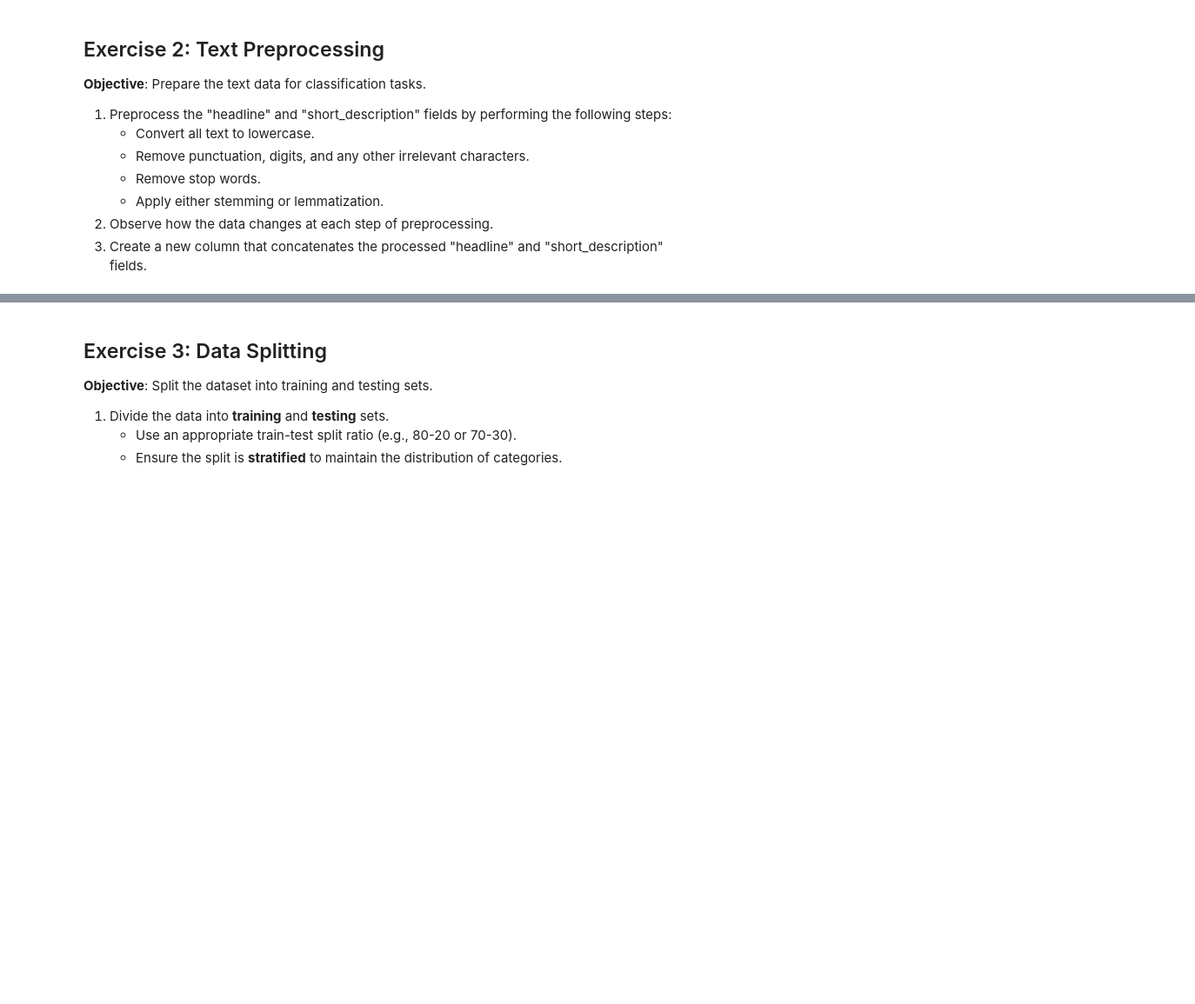
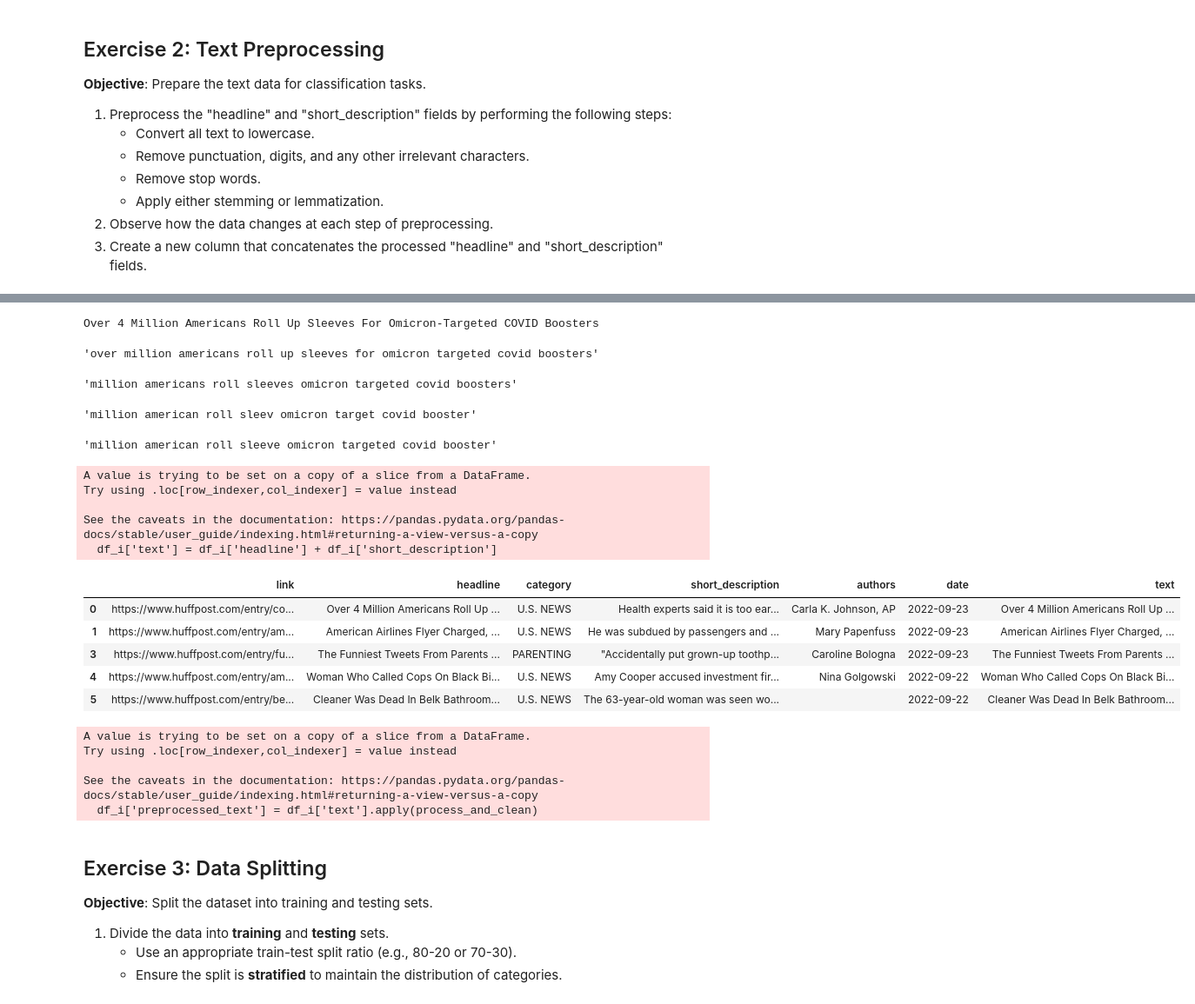
Before and after one commit to LCDA-UCP/tac-hands-on, a Jupyter notebook: exercises/session06-08/text_classification_exercises.ipynb, the cells around one changed output, grey strips where cells are left out. Shown at 87% size. Saved outputs shown, nothing was run; the diff lists cells and outputs as text; code cells hidden in the pictures; blank space fills up the shorter version.

```diff
--- a/exercises/session06-08/text_classification_exercises.ipynb
+++ b/exercises/session06-08/text_classification_exercises.ipynb
@@ -11,3 +11,15 @@
 4. Perform exploratory data analysis (EDA):
    - Check for any missing values.
    - Visualize the distribution of categories.
+# %%
+import json
+
+import matplotlib.pyplot as plt
+import pandas as pd
+from nltk import WordNetLemmatizer
+
+with open('../../data/News_Category_Dataset_v3.json', 'r') as f:
+    data = f.read()
+data_json =  [json.loads(line) for line in data.split('\n') if line][:1000]
+df = pd.DataFrame(data_json)
+df.head()
@@ -13,0 +33,4 @@
+# %%
+top10 = df['category'].value_counts().nlargest(10)
+top10 = top10.index
+df_i = df[df['category'].isin(top10)]
@@ -26,3 +109,51 @@
+# %%
+print(df_i.iloc[0]['headline'])
+iter1 = process_text(df_i.iloc[0]['headline'])
+iter1
+# %% [output]
+Over 4 Million Americans Roll Up Sleeves For Omicron-Targeted COVID Boosters
+'over million americans roll up sleeves for omicron targeted covid boosters'
+# %%
+iter2 = eliminate_stop_words(iter1)
+iter2
+# %% [output]
+'million americans roll sleeves omicron targeted covid boosters'
+# %%
+iter3 = apply_stemming(iter2)
+iter3
+# %% [output]
+'million american roll sleev omicron target covid booster'
+# %%
+iter4 = apply_lemmatization(iter2)
+iter4
+# %% [output]
+'million american roll sleeve omicron targeted covid booster'
+# %%
+df_i['text'] = df_i['headline'] + df_i['short_description']
+# %% [output]
+A value is trying to be set on a copy of a slice from a DataFrame.
+Try using .loc[row_indexer,col_indexer] = value instead
+
+See the caveats in the documentation: https://pandas.pydata.org/pandas-docs/stable/user_guide/indexing.html#returning-a-view-versus-a-copy
+  df_i['text'] = df_i['headline'] + df_i['short_description']
+# %%
+df_i.head()
+# %% [output]
+|  | link | headline | category | short_description | authors | date | text |
+| 0 | https://www.huffpost.com/entry/co... | Over 4 Million Americans Roll Up ... | U.S. NEWS | Health experts said it is too ear... | Carla K. Johnson, AP | 2022-09-23 | Over 4 Million Americans Roll Up ... |
+| 1 | https://www.huffpost.com/entry/am... | American Airlines Flyer Charged, ... | U.S. NEWS | He was subdued by passengers and ... | Mary Papenfuss | 2022-09-23 | American Airlines Flyer Charged, ... |
+| 3 | https://www.huffpost.com/entry/fu... | The Funniest Tweets From Parents ... | PARENTING | "Accidentally put grown-up toothp... | Caroline Bologna | 2022-09-23 | The Funniest Tweets From Parents ... |
+| 4 | https://www.huffpost.com/entry/am... | Woman Who Called Cops On Black Bi... | U.S. NEWS | Amy Cooper accused investment fir... | Nina Golgowski | 2022-09-22 | Woman Who Called Cops On Black Bi... |
+| 5 | https://www.huffpost.com/entry/be... | Cleaner Was Dead In Belk Bathroom... | U.S. NEWS | The 63-year-old woman was seen wo... |  | 2022-09-22 | Cleaner Was Dead In Belk Bathroom... |
+# %%
+df_i['preprocessed_text'] = df_i['text'].apply(process_and_clean)
+df_i = df_i[['preprocessed_text','category']]
+# %% [output]
+A value is trying to be set on a copy of a slice from a DataFrame.
+Try using .loc[row_indexer,col_indexer] = value instead
+
+See the caveats in the documentation: https://pandas.pydata.org/pandas-docs/stable/user_guide/indexing.html#returning-a-view-versus-a-copy
+  df_i['preprocessed_text'] = df_i['text'].apply(process_and_clean)
 # %% [markdown]
 ## Exercise 3: Data Splitting
 
```
Also changed, not shown: parts of 13 cells of this notebook, 10 other files.
